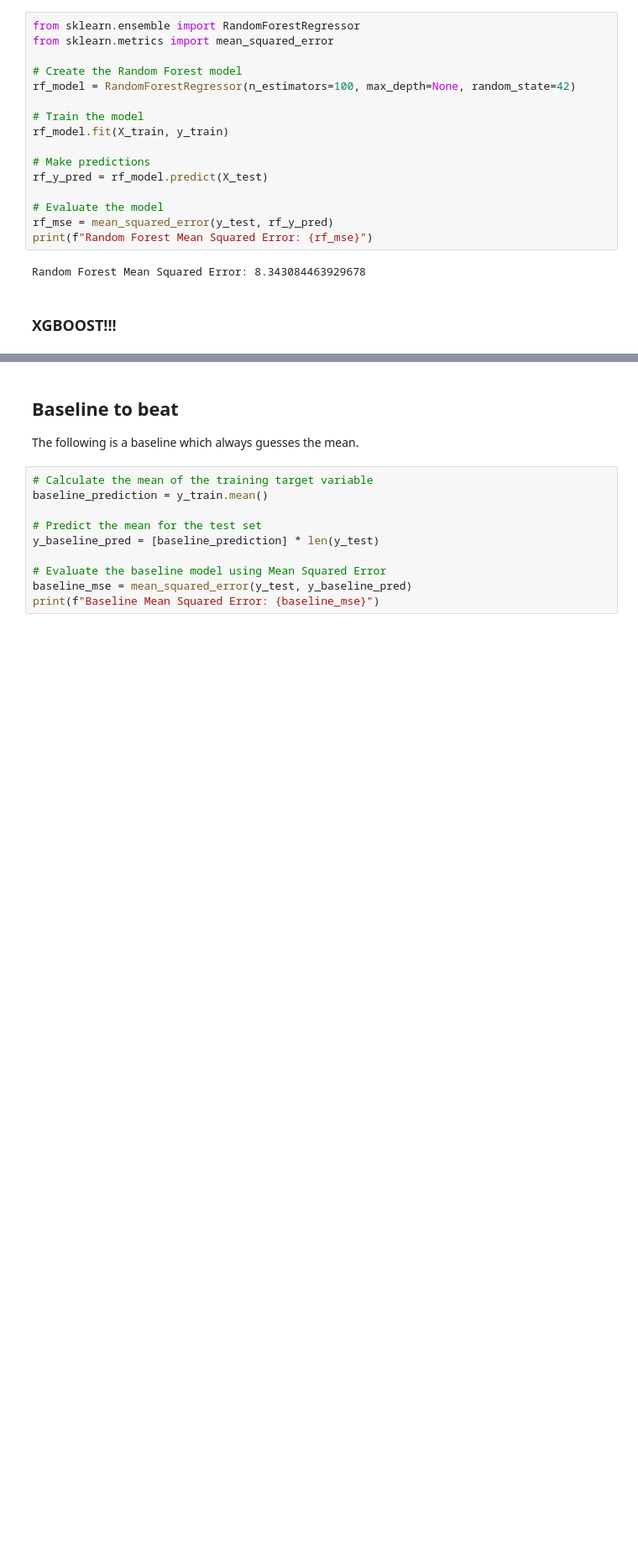
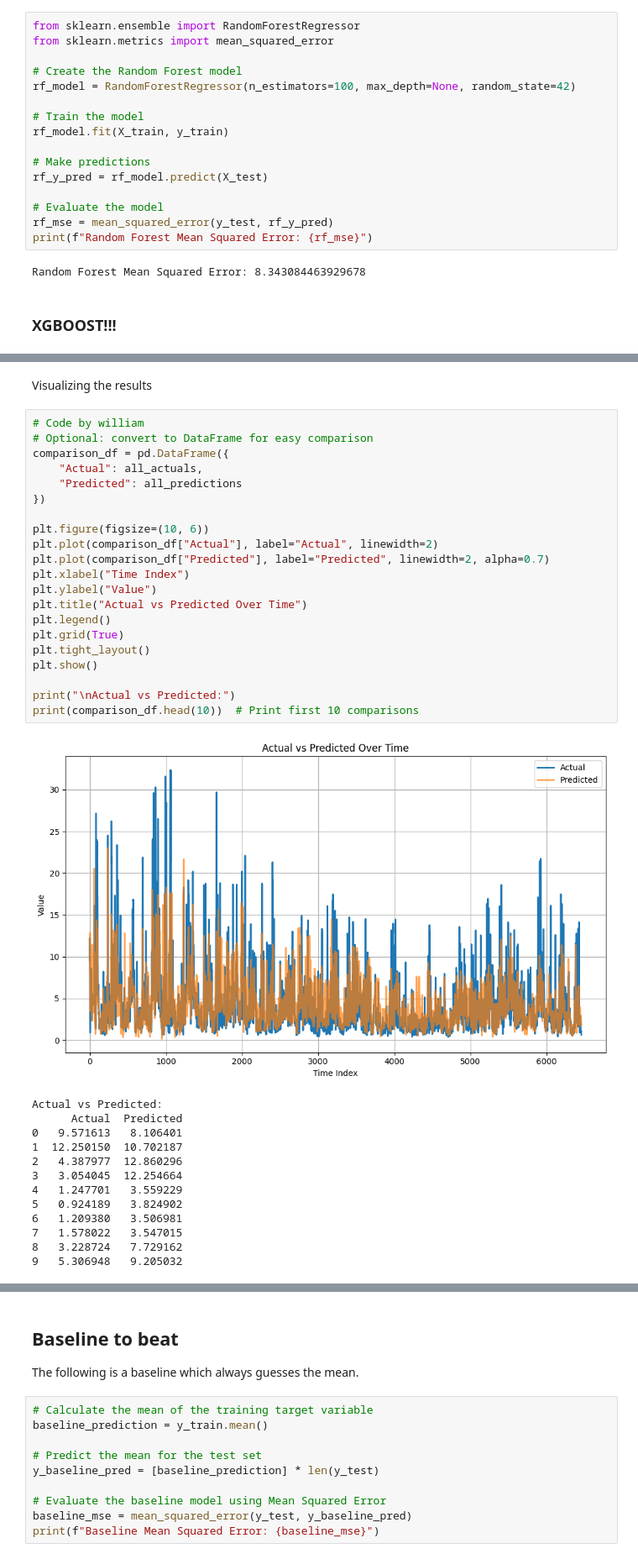
Before and after one commit to jonas1012/Laksegate, a Jupyter notebook: src/modelling_notebook.ipynb, the cells around one changed output, grey strips where cells are left out. Shown at 84% size. Cells and saved outputs as stored; diff of their text form; blank space fills up the shorter version.

Commit message:
FIXED XGBOOST, by combining codes by Jonas and William, and added a correction to the MSE calculation.

```diff
--- a/src/modelling_notebook.ipynb
+++ b/src/modelling_notebook.ipynb
@@ -412,0 +431,37 @@ Average MSE across folds: 6.32
+# %% [markdown]
+Visualizing the results
+# %%
+# Code by william
+# Optional: convert to DataFrame for easy comparison
+comparison_df = pd.DataFrame({
+    "Actual": all_actuals,
+    "Predicted": all_predictions
+})
+
+plt.figure(figsize=(10, 6))
+plt.plot(comparison_df["Actual"], label="Actual", linewidth=2)
+plt.plot(comparison_df["Predicted"], label="Predicted", linewidth=2, alpha=0.7)
+plt.xlabel("Time Index")
+plt.ylabel("Value")
+plt.title("Actual vs Predicted Over Time")
+plt.legend()
+plt.grid(True)
+plt.tight_layout()
+plt.show()
+
+print("\nActual vs Predicted:")
+print(comparison_df.head(10))  # Print first 10 comparisons
+# %% [output]
+[figure, added]
+Actual vs Predicted:
+      Actual  Predicted
+0   9.571613   8.106401
+1  12.250150  10.702187
+2   4.387977  12.860296
+3   3.054045  12.254664
+4   1.247701   3.559229
+5   0.924189   3.824902
+6   1.209380   3.506981
+7   1.578022   3.547015
+8   3.228724   7.729162
+9   5.306948   9.205032
```
Also changed, not shown: parts of 3 cells of this notebook.
